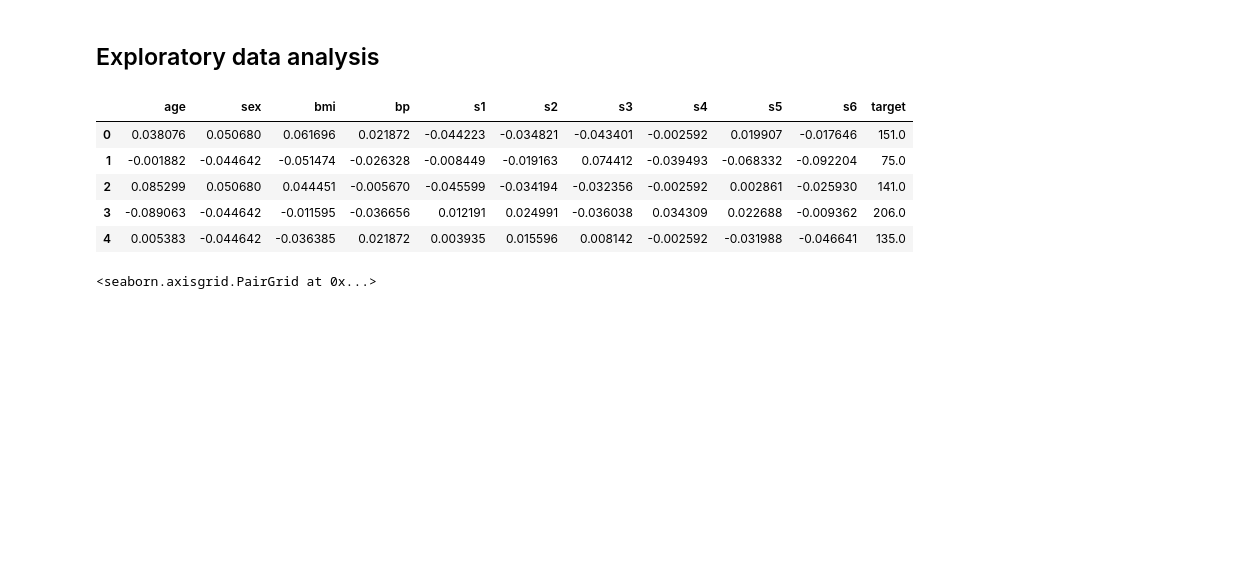
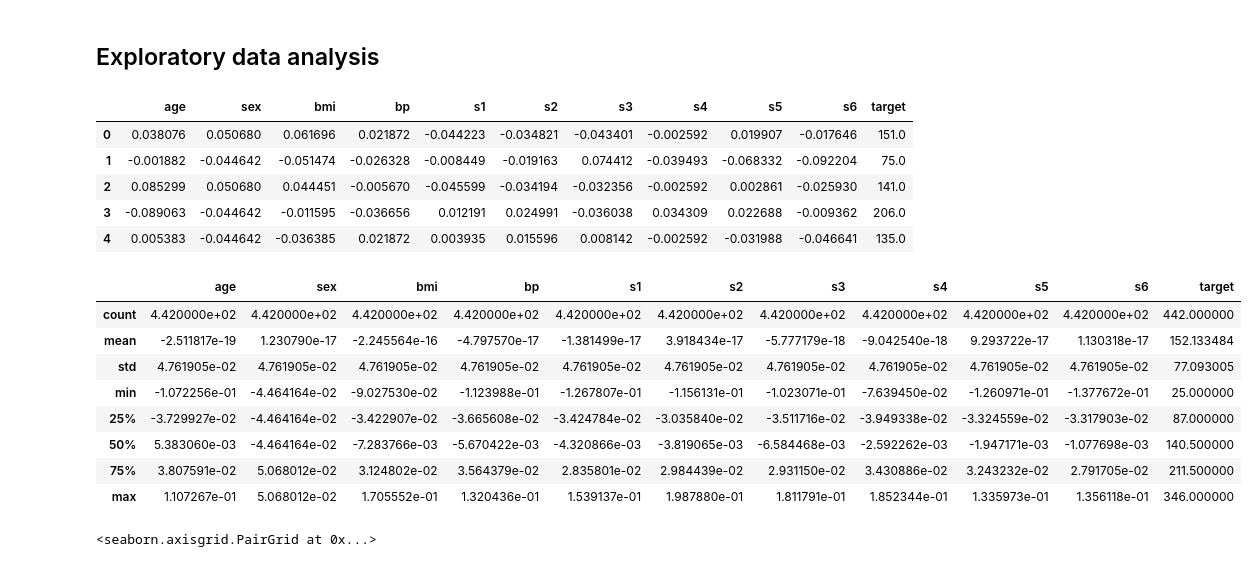
Before and after one commit to lorenzo-arcioni/master-ds, a Jupyter notebook: lezione_5/Approfondimenti/diabetes_analysis.ipynb, the cells around one changed output. Drawn from its saved outputs; the diff is of its cells as text; code cells hidden in the pictures; blank space fills up the shorter version.

```diff
--- a/lezione_5/Approfondimenti/diabetes_analysis.ipynb
+++ b/lezione_5/Approfondimenti/diabetes_analysis.ipynb
@@ -27,6 +49,18 @@ df.head()
 | 2 | 0.085299 | 0.050680 | 0.044451 | -0.005670 | -0.045599 | -0.034194 | -0.032356 | -0.002592 | 0.002861 | -0.025930 | 141.0 |
 | 3 | -0.089063 | -0.044642 | -0.011595 | -0.036656 | 0.012191 | 0.024991 | -0.036038 | 0.034309 | 0.022688 | -0.009362 | 206.0 |
 | 4 | 0.005383 | -0.044642 | -0.036385 | 0.021872 | 0.003935 | 0.015596 | 0.008142 | -0.002592 | -0.031988 | -0.046641 | 135.0 |
+# %%
+df.describe()
+# %% [output]
+|  | age | sex | bmi | bp | s1 | s2 | s3 | s4 | s5 | s6 | target |
+| count | 4.420000e+02 | 4.420000e+02 | 4.420000e+02 | 4.420000e+02 | 4.420000e+02 | 4.420000e+02 | 4.420000e+02 | 4.420000e+02 | 4.420000e+02 | 4.420000e+02 | 442.000000 |
+| mean | -2.511817e-19 | 1.230790e-17 | -2.245564e-16 | -4.797570e-17 | -1.381499e-17 | 3.918434e-17 | -5.777179e-18 | -9.042540e-18 | 9.293722e-17 | 1.130318e-17 | 152.133484 |
+| std | 4.761905e-02 | 4.761905e-02 | 4.761905e-02 | 4.761905e-02 | 4.761905e-02 | 4.761905e-02 | 4.761905e-02 | 4.761905e-02 | 4.761905e-02 | 4.761905e-02 | 77.093005 |
+| min | -1.072256e-01 | -4.464164e-02 | -9.027530e-02 | -1.123988e-01 | -1.267807e-01 | -1.156131e-01 | -1.023071e-01 | -7.639450e-02 | -1.260971e-01 | -1.377672e-01 | 25.000000 |
+| 25% | -3.729927e-02 | -4.464164e-02 | -3.422907e-02 | -3.665608e-02 | -3.424784e-02 | -3.035840e-02 | -3.511716e-02 | -3.949338e-02 | -3.324559e-02 | -3.317903e-02 | 87.000000 |
+| 50% | 5.383060e-03 | -4.464164e-02 | -7.283766e-03 | -5.670422e-03 | -4.320866e-03 | -3.819065e-03 | -6.584468e-03 | -2.592262e-03 | -1.947171e-03 | -1.077698e-03 | 140.500000 |
+| 75% | 3.807591e-02 | 5.068012e-02 | 3.124802e-02 | 3.564379e-02 | 2.835801e-02 | 2.984439e-02 | 2.931150e-02 | 3.430886e-02 | 3.243232e-02 | 2.791705e-02 | 211.500000 |
+| max | 1.107267e-01 | 5.068012e-02 | 1.705552e-01 | 1.320436e-01 | 1.539137e-01 | 1.987880e-01 | 1.811791e-01 | 1.852344e-01 | 1.335973e-01 | 1.356118e-01 | 346.000000 |
 # %%
 features_all = ['age', 'sex', 'bmi', 'bp', 's1', 's2', 's3', 's4', 's5', 's6']
 features = ['age', 'bmi', 's3']
```
Also changed, not shown: parts of 5 cells of this notebook.
